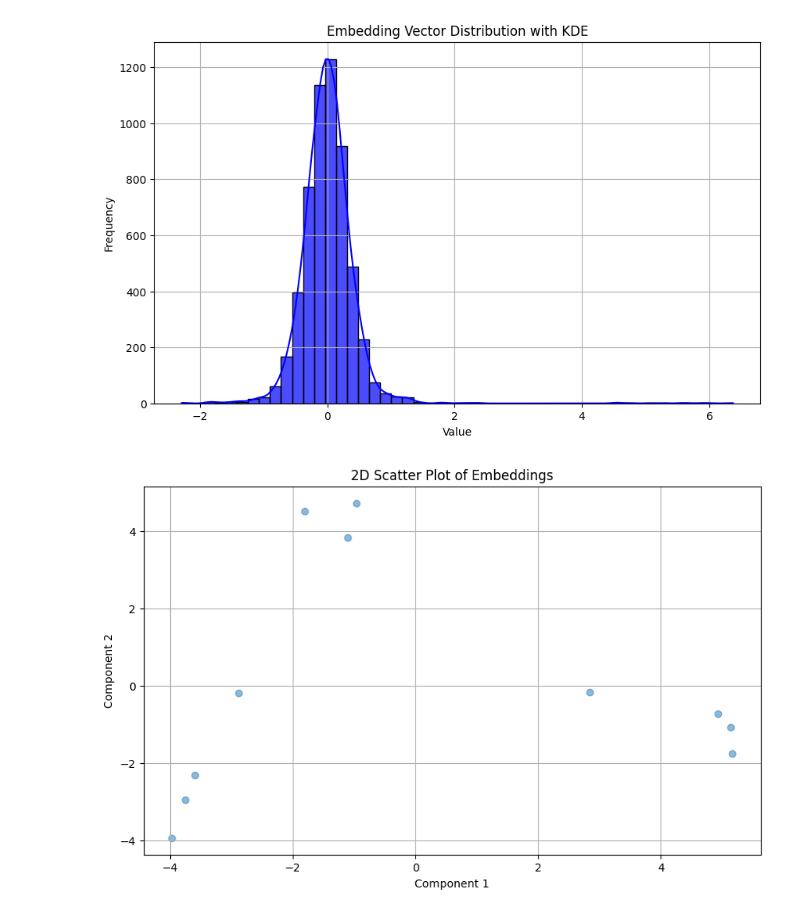
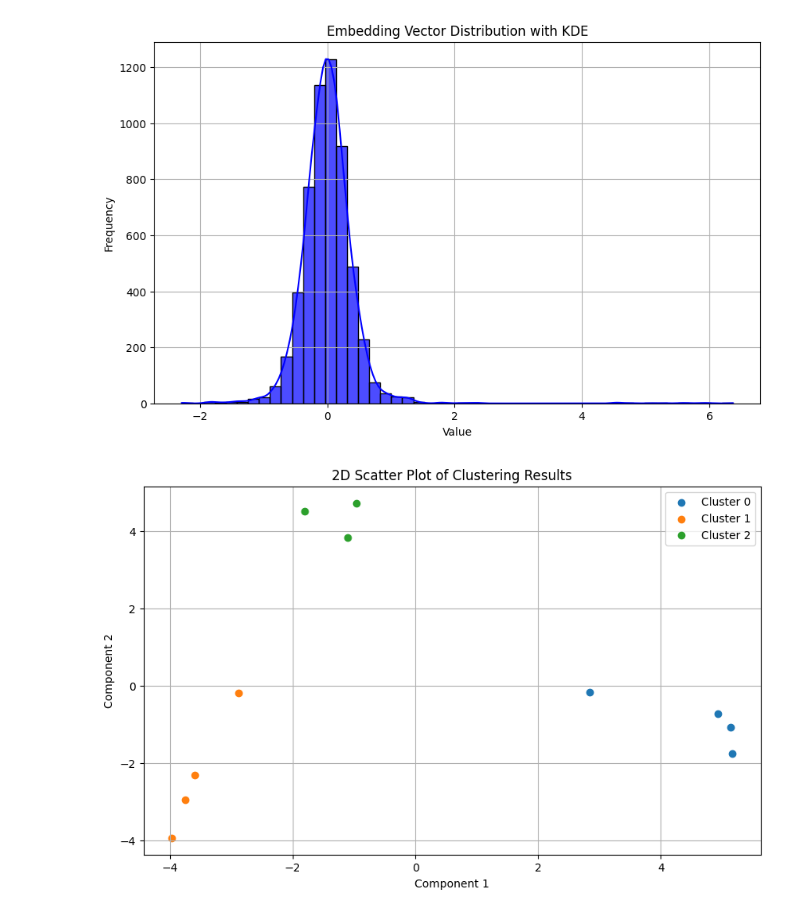
Before and after one commit to ethicsense/datadrift_app_engine, a Jupyter notebook: datadoctor/ddoc_test.ipynb, the cells around one changed output. Cells and saved outputs as stored; diff of their text form; code cells hidden in the pictures.

```diff
--- a/datadoctor/ddoc_test.ipynb
+++ b/datadoctor/ddoc_test.ipynb
@@ -19,13 +19,19 @@ formats = ['jpg', 'png', 'jpeg']
 device = torch.device("cuda" if torch.cuda.is_available() else "cpu")
 model, preprocess = clip.load("ViT-B/16", device=device)
 embeddings = []
+filepath_list = []
 
+file_count = 0
 for root, _, files in os.walk(directory):
             for file in files:
                 if file.endswith(tuple(formats)):
+                    file_count += 1
                     file_path = os.path.join(root, file)
+                    filepath_list.append(file_path)
                     with Image.open(file_path) as img:
                         with torch.no_grad():
                             input = preprocess(img).unsqueeze(0).to(device)
                             embedding = model.encode_image(input).cpu().numpy().flatten()
                             embeddings.append(embedding.tolist())
+
+print(f"Total images processed: {file_count}")
@@ -48,21 +56,30 @@ plt.show()
 # %% [output]
 [figure]
 # %%
+from sklearn.cluster import KMeans
 from sklearn.decomposition import PCA
 
 # 차원 축소
 embeddings_array = np.array(embeddings)
 pca = PCA(n_components=2)
 reduced_embeddings = pca.fit_transform(embeddings_array)
 
-# 산점도
+# K-Means 클러스터링
+num_clusters = 3  # 클러스터 개수 설정
+kmeans = KMeans(n_clusters=num_clusters, random_state=42)
+labels = kmeans.fit_predict(reduced_embeddings)
+
+# 클러스터링 결과 시각화
 plt.figure(figsize=(10, 6))
-plt.scatter(reduced_embeddings[:, 0], reduced_embeddings[:, 1], alpha=0.5)
-plt.title('2D Scatter Plot of Embeddings')
+for i in range(num_clusters):
+    cluster_points = reduced_embeddings[labels == i]
+    plt.scatter(cluster_points[:, 0], cluster_points[:, 1], label=f'Cluster {i}')
+plt.title('2D Scatter Plot of Clustering Results')
 plt.xlabel('Component 1')
 plt.ylabel('Component 2')
+plt.legend()
 plt.grid(True)
 plt.show()
 # %% [output]
-[figure, old version]
+[figure, new version]
 # %%
```
Also changed, not shown: parts of 3 cells of this notebook, 1 other file.
